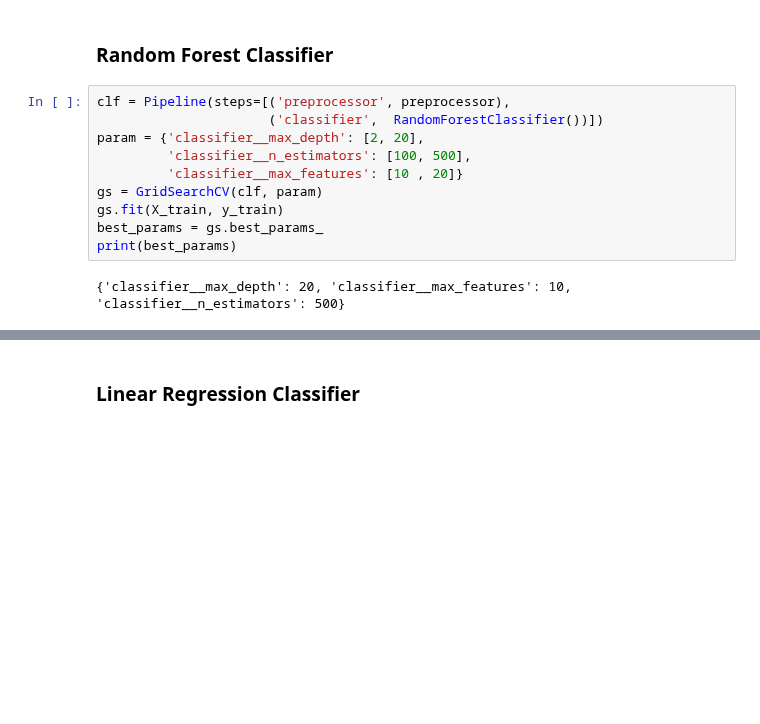
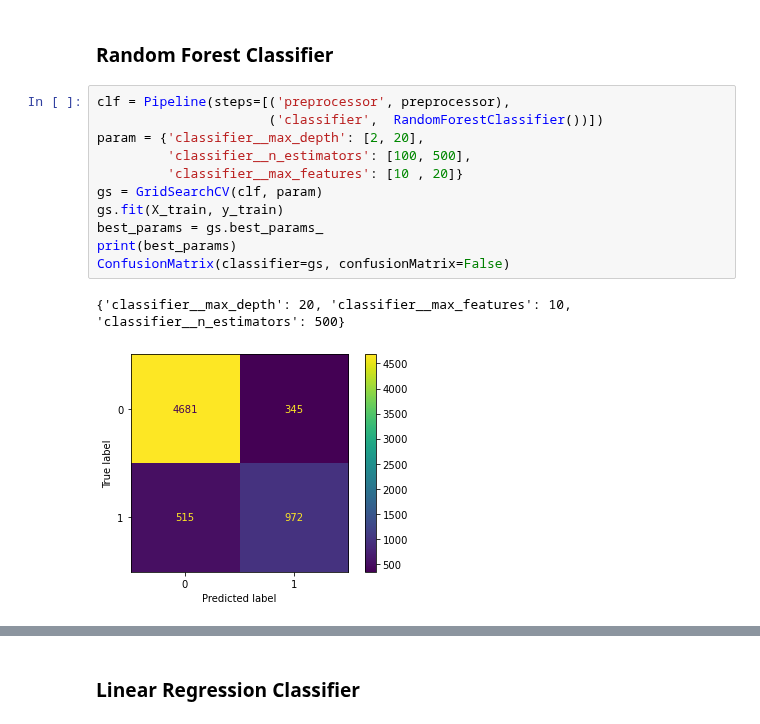
Before and after one commit to agomolka/AdultIncomeAnalysis, a Jupyter notebook: Adult_income_analysis_ColumnTransformer.ipynb, the cells around one changed output, grey strips where cells are left out. Saved outputs shown, nothing was run; the diff lists cells and outputs as text; blank space fills up the shorter version.

```diff
--- a/Adult_income_analysis_ColumnTransformer.ipynb
+++ b/Adult_income_analysis_ColumnTransformer.ipynb
@@ -216,15 +233,17 @@ model score: 0.823
 # %%
 clf = Pipeline(steps=[('preprocessor', preprocessor),
                       ('classifier',  RandomForestClassifier())])
 param = {'classifier__max_depth': [2, 20],
          'classifier__n_estimators': [100, 500],
          'classifier__max_features': [10 , 20]}
 gs = GridSearchCV(clf, param)
 gs.fit(X_train, y_train)
 best_params = gs.best_params_
 print(best_params)
+ConfusionMatrix(classifier=gs, confusionMatrix=False)
 # %% [output]
 {'classifier__max_depth': 20, 'classifier__max_features': 10, 'classifier__n_estimators': 500}
+[figure, added]
 # %%
 clf = Pipeline(steps=[('preprocessor', preprocessor),
                       ('classifier',  RandomForestClassifier())])
```
Also changed, not shown: parts of 12 cells of this notebook.
